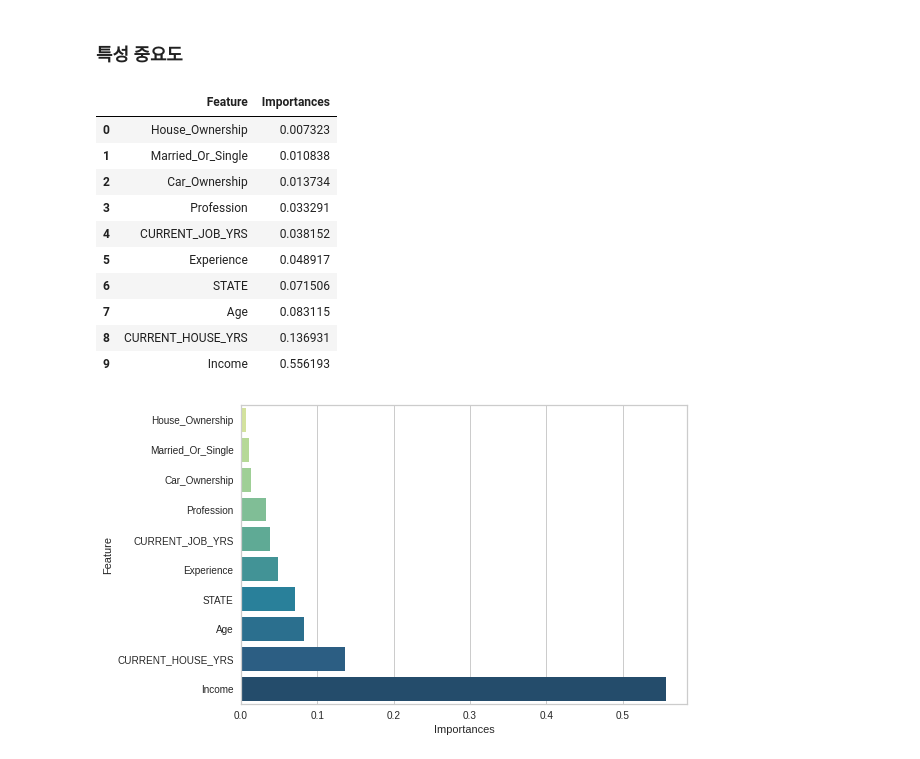
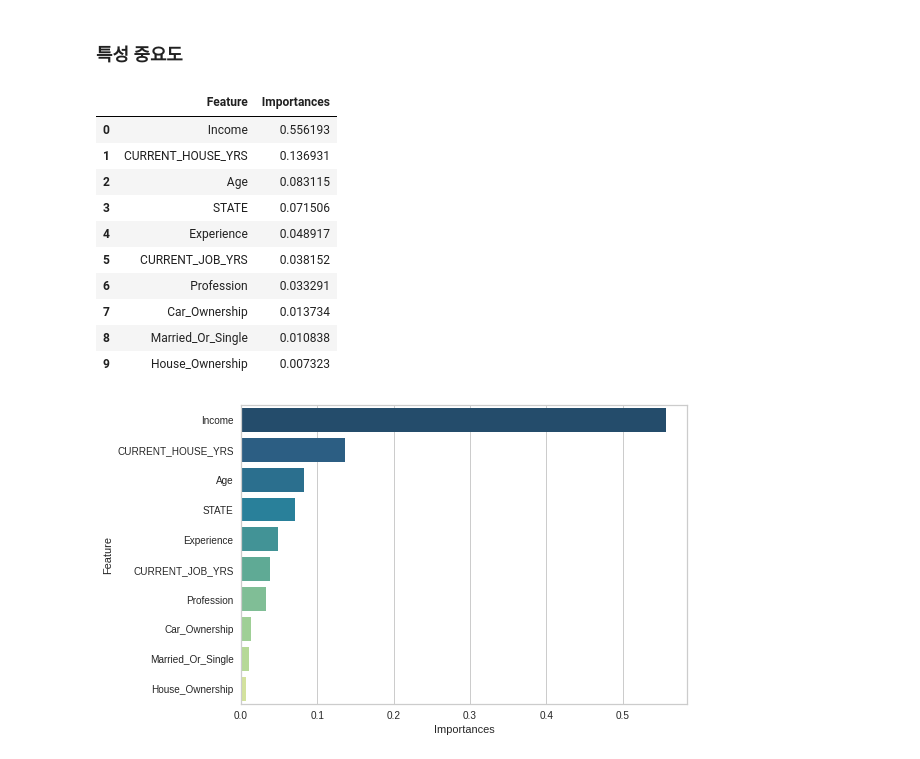
Before and after one commit to hwon-n/section6_project1, a Jupyter notebook: CP1.ipynb, the cells around one changed output. Saved outputs shown, nothing was run; the diff lists cells and outputs as text; code cells hidden in the pictures.

```diff
--- a/CP1.ipynb
+++ b/CP1.ipynb
@@ -690,7 +664,7 @@ from yellowbrick.classifier import ROCAUC, ClassificationReport, ConfusionMatrix
 from yellowbrick.model_selection import FeatureImportances
 from yellowbrick.style import set_palette
 # %%
-report = ClassificationReport(final_pipe, classes = [0, 1], cmap = 'YlGnBu')
+report = ClassificationReport(final_pipe, classes = [0, 1], cmap = 'YlGnBu', support = True)
 report.fit(X_train, y_train)
 report.score(X_test, y_test)
 report.show();
@@ -733,29 +707,31 @@ import eli5
 # %%
 trees = final_pipe.named_steps['tree']
 importances = pd.DataFrame(
     {
         'Feature': X_train.columns,
         'Importances': trees.feature_importances_
     }
 )
 
-importances = importances.sort_values(by=['Importances']).reset_index(drop = True)
+importances = importances.sort_values(by=['Importances'], ascending = False).reset_index(drop = True)
 importances
 # %% [output]
 |  | Feature | Importances |
-| 0 | House_Ownership | 0.007323 |
-| 1 | Married_Or_Single | 0.010838 |
-| 2 | Car_Ownership | 0.013734 |
-| 3 | Profession | 0.033291 |
-| 4 | CURRENT_JOB_YRS | 0.038152 |
-| 5 | Experience | 0.048917 |
-| 6 | STATE | 0.071506 |
-| 7 | Age | 0.083115 |
-| 8 | CURRENT_HOUSE_YRS | 0.136931 |
-| 9 | Income | 0.556193 |
+| 0 | Income | 0.556193 |
+| 1 | CURRENT_HOUSE_YRS | 0.136931 |
+| 2 | Age | 0.083115 |
+| 3 | STATE | 0.071506 |
+| 4 | Experience | 0.048917 |
+| 5 | CURRENT_JOB_YRS | 0.038152 |
+| 6 | Profession | 0.033291 |
+| 7 | Car_Ownership | 0.013734 |
+| 8 | Married_Or_Single | 0.010838 |
+| 9 | House_Ownership | 0.007323 |
 # %%
 colors = ['#d9ed92', '#b5e48c', '#99d98c', '#76c893', '#52b69a',
           '#34a0a4', '#168aad', '#1a759f', '#1e6091', '#184e77']
+
+colors.reverse()
 
 sns.barplot(
     data = importances,
@@ -764,4 +740,4 @@ sns.barplot(
     palette = colors
 );
 # %% [output]
-[figure, old version]
+[figure, new version]
```
Also changed, not shown: parts of 16 cells of this notebook.
